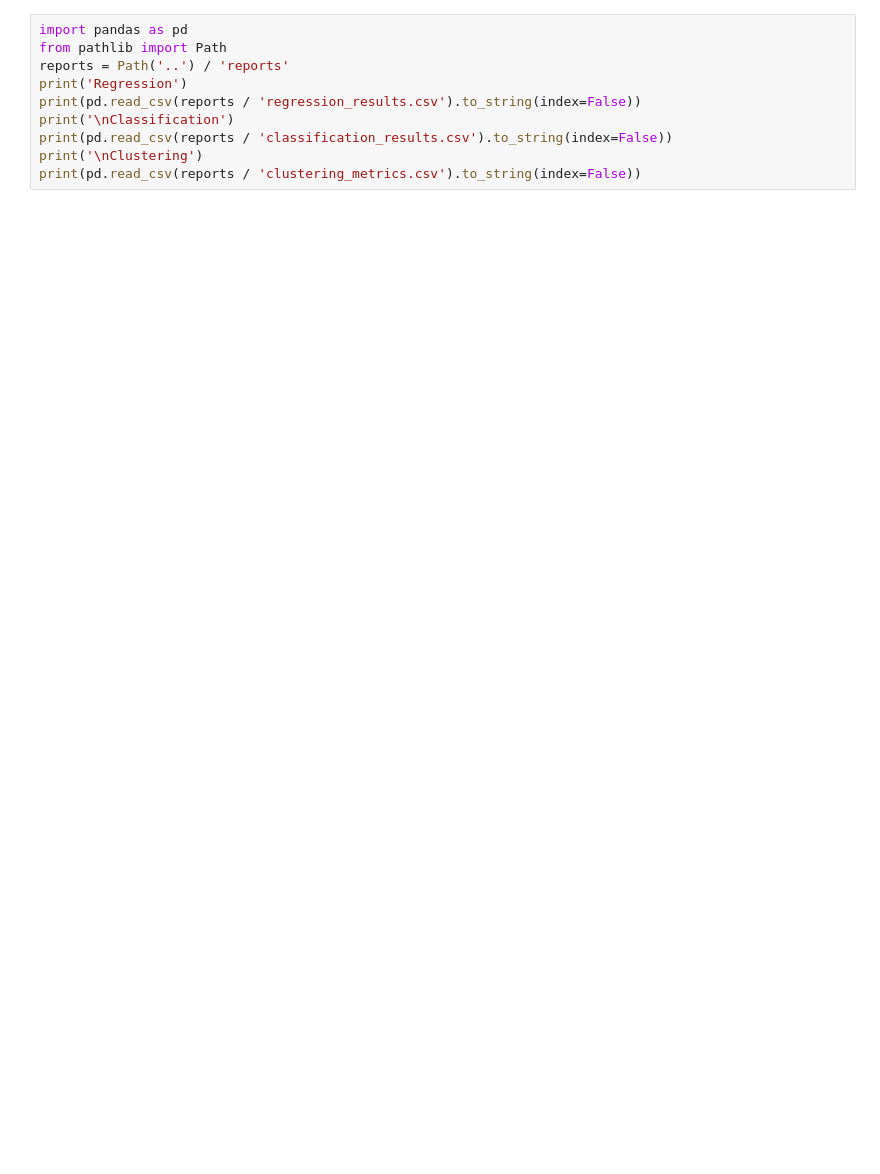
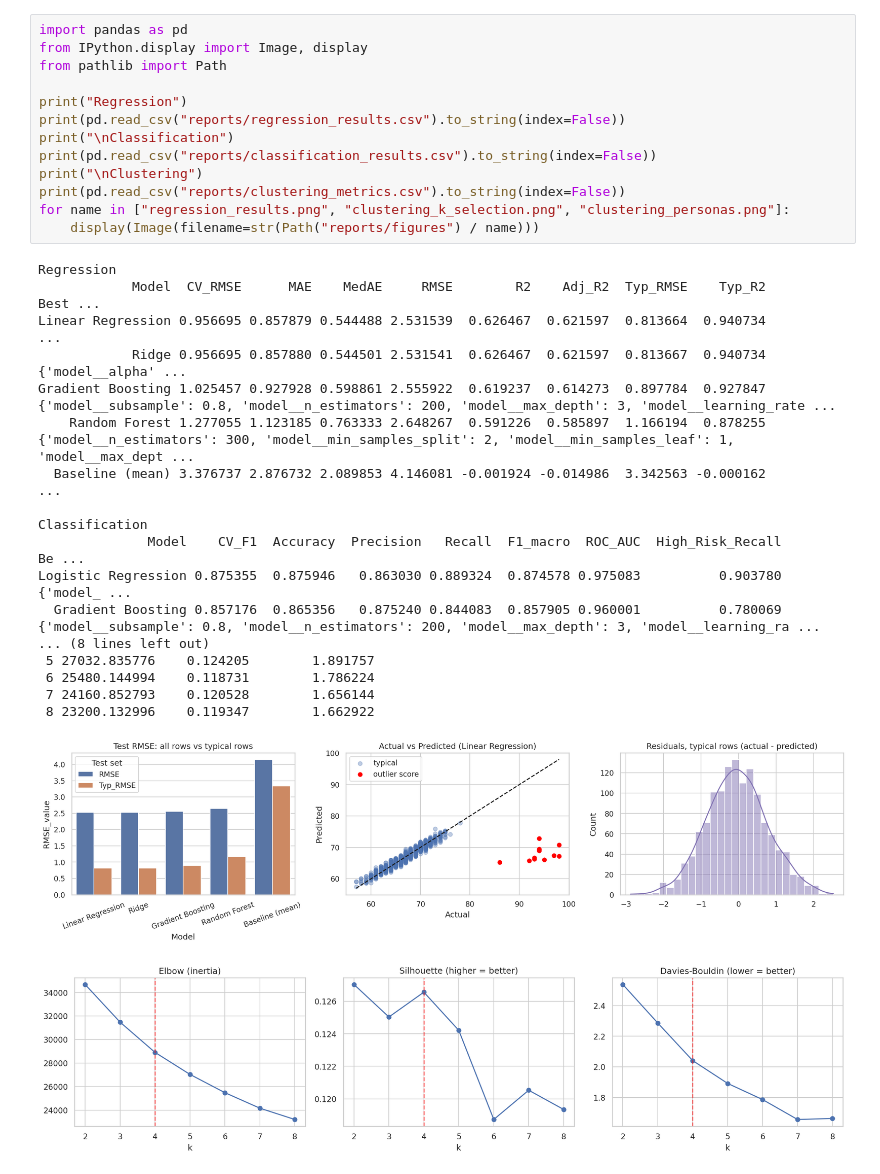
Before and after one commit to Hariti076/studypilot, a Jupyter notebook: notebooks/03_modeling.ipynb, the cells around one changed output. Drawn from its saved outputs; the diff is of its cells as text; blank space fills up the shorter version.

```diff
--- a/notebooks/03_modeling.ipynb
+++ b/notebooks/03_modeling.ipynb
@@ -11,10 +7,33 @@ Candidates were compared on the training split. The app loads the winners only:
 # %%
 import pandas as pd
+from IPython.display import Image, display
 from pathlib import Path
-reports = Path('..') / 'reports'
-print('Regression')
-print(pd.read_csv(reports / 'regression_results.csv').to_string(index=False))
-print('\nClassification')
-print(pd.read_csv(reports / 'classification_results.csv').to_string(index=False))
-print('\nClustering')
-print(pd.read_csv(reports / 'clustering_metrics.csv').to_string(index=False))
+
+print("Regression")
+print(pd.read_csv("reports/regression_results.csv").to_string(index=False))
+print("\nClassification")
+print(pd.read_csv("reports/classification_results.csv").to_string(index=False))
+print("\nClustering")
+print(pd.read_csv("reports/clustering_metrics.csv").to_string(index=False))
+for name in ["regression_results.png", "clustering_k_selection.png", "clustering_personas.png"]:
+    display(Image(filename=str(Path("reports/figures") / name)))
+# %% [output]
+Regression
+            Model  CV_RMSE      MAE    MedAE     RMSE        R2    Adj_R2  Typ_RMSE    Typ_R2                                                                                                       Best ...
+Linear Regression 0.956695 0.857879 0.544488 2.531539  0.626467  0.621597  0.813664  0.940734                                                                                                            ...
+            Ridge 0.956695 0.857880 0.544501 2.531541  0.626467  0.621597  0.813667  0.940734                                                                                            {'model__alpha' ...
+Gradient Boosting 1.025457 0.927928 0.598861 2.555922  0.619237  0.614273  0.897784  0.927847         {'model__subsample': 0.8, 'model__n_estimators': 200, 'model__max_depth': 3, 'model__learning_rate ...
+    Random Forest 1.277055 1.123185 0.763333 2.648267  0.591226  0.585897  1.166194  0.878255 {'model__n_estimators': 300, 'model__min_samples_split': 2, 'model__min_samples_leaf': 1, 'model__max_dept ...
+  Baseline (mean) 3.376737 2.876732 2.089853 4.146081 -0.001924 -0.014986  3.342563 -0.000162                                                                                                            ...
+
+Classification
+              Model    CV_F1  Accuracy  Precision   Recall  F1_macro  ROC_AUC  High_Risk_Recall                                                                                                       Be ...
+Logistic Regression 0.875355  0.875946   0.863030 0.889324  0.874578 0.975083          0.903780                                                                                                 {'model_ ...
+  Gradient Boosting 0.857176  0.865356   0.875240 0.844083  0.857905 0.960001          0.780069         {'model__subsample': 0.8, 'model__n_estimators': 200, 'model__max_depth': 3, 'model__learning_ra ...
+... (8 lines left out)
+ 5 27032.835776    0.124205        1.891757
+ 6 25480.144994    0.118731        1.786224
+ 7 24160.852793    0.120528        1.656144
+ 8 23200.132996    0.119347        1.662922
+[figure, added]
+[figure, added]
```
Also changed, not shown: parts of 5 cells of this notebook, 9 other files.
